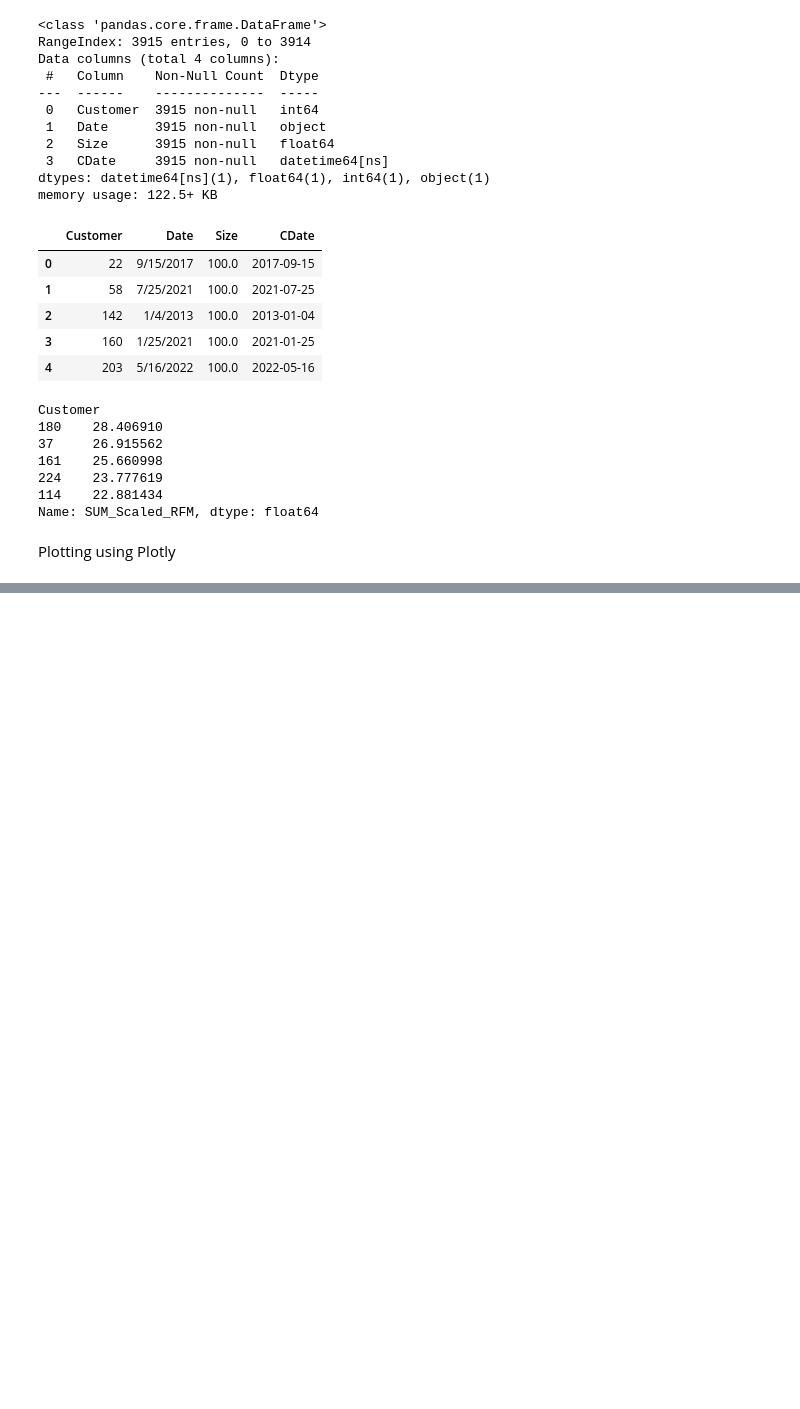
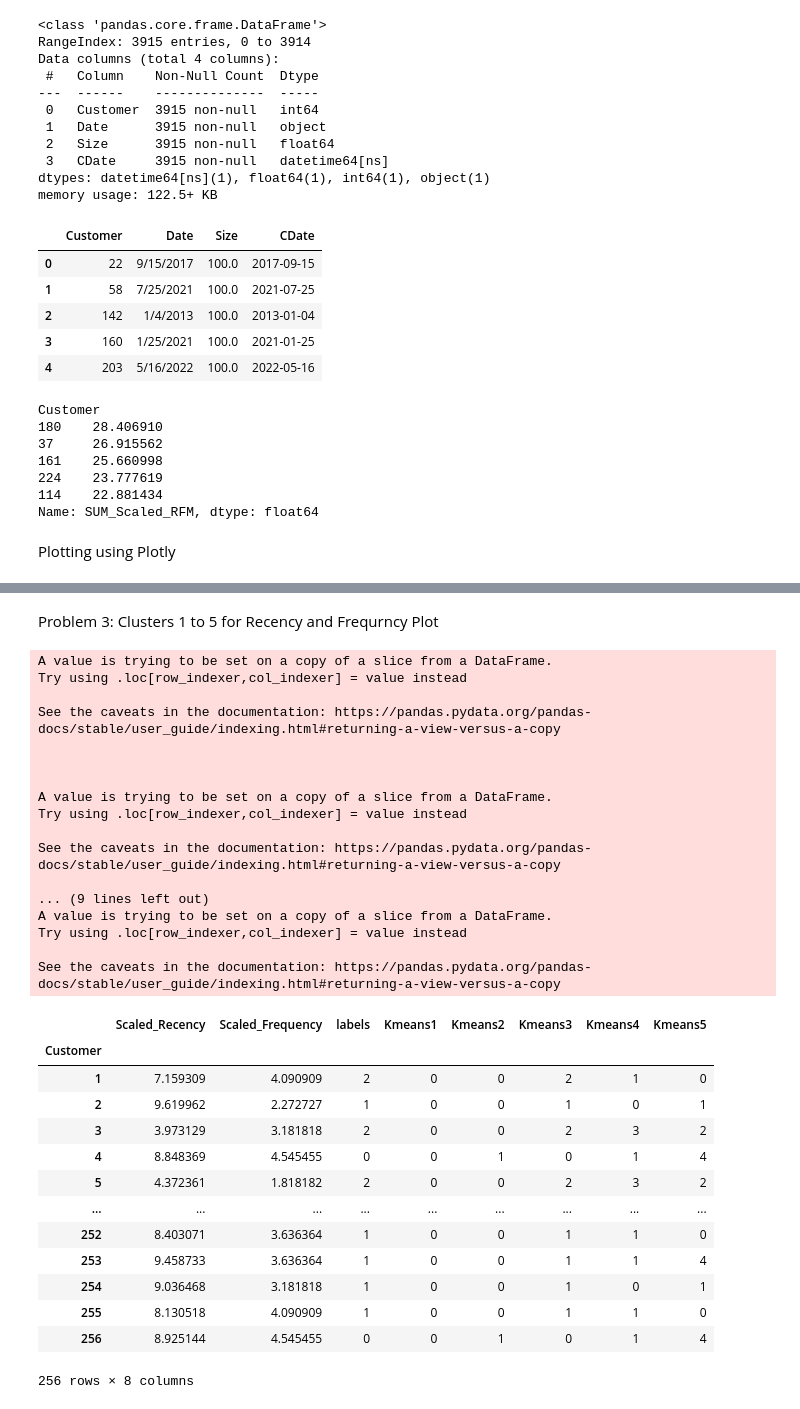
Before and after one commit to KSaiBharadwaj/Fraud_Analytics_HWs_Concepts, a Jupyter notebook: DSO562_HW3.ipynb, the cells around one changed output, grey strips where cells are left out. Drawn from its saved outputs; the diff is of its cells as text; code cells hidden in the pictures; blank space fills up the shorter version.

```diff
--- a/DSO562_HW3.ipynb
+++ b/DSO562_HW3.ipynb
@@ -133,0 +198,41 @@ pio.show(figure)
+# %% [markdown]
+Problem 3: Clusters 1 to 5 for Recency and Frequrncy Plot
+# %%
+for i in range(1,6):
+  kmeans = KMeans(n_clusters = i, random_state=42, n_init=10)
+  kmeans.fit(r_f[['Scaled_Recency','Scaled_Frequency']])
+  r_f[f'Kmeans{i}'] = kmeans.labels_
+
+r_f
+# %% [output]
+A value is trying to be set on a copy of a slice from a DataFrame.
+Try using .loc[row_indexer,col_indexer] = value instead
+
+See the caveats in the documentation: https://pandas.pydata.org/pandas-docs/stable/user_guide/indexing.html#returning-a-view-versus-a-copy
+
+
+
+A value is trying to be set on a copy of a slice from a DataFrame.
+Try using .loc[row_indexer,col_indexer] = value instead
+
+See the caveats in the documentation: https://pandas.pydata.org/pandas-docs/stable/user_guide/indexing.html#returning-a-view-versus-a-copy
+
+... (9 lines left out)
+A value is trying to be set on a copy of a slice from a DataFrame.
+Try using .loc[row_indexer,col_indexer] = value instead
+
+See the caveats in the documentation: https://pandas.pydata.org/pandas-docs/stable/user_guide/indexing.html#returning-a-view-versus-a-copy
+|  | Scaled_Recency | Scaled_Frequency | labels | Kmeans1 | Kmeans2 | Kmeans3 | Kmeans4 | Kmeans5 |
+| Customer |  |  |  |  |  |  |  |  |
+| 1 | 7.159309 | 4.090909 | 2 | 0 | 0 | 2 | 1 | 0 |
+| 2 | 9.619962 | 2.272727 | 1 | 0 | 0 | 1 | 0 | 1 |
+| 3 | 3.973129 | 3.181818 | 2 | 0 | 0 | 2 | 3 | 2 |
+| 4 | 8.848369 | 4.545455 | 0 | 0 | 1 | 0 | 1 | 4 |
+| 5 | 4.372361 | 1.818182 | 2 | 0 | 0 | 2 | 3 | 2 |
+| ... | ... | ... | ... | ... | ... | ... | ... | ... |
+| 252 | 8.403071 | 3.636364 | 1 | 0 | 0 | 1 | 1 | 0 |
+| 253 | 9.458733 | 3.636364 | 1 | 0 | 0 | 1 | 1 | 4 |
+| 254 | 9.036468 | 3.181818 | 1 | 0 | 0 | 1 | 0 | 1 |
+| 255 | 8.130518 | 4.090909 | 1 | 0 | 0 | 1 | 1 | 0 |
+| 256 | 8.925144 | 4.545455 | 0 | 0 | 1 | 0 | 1 | 4 |
+256 rows × 8 columns
```
Also changed, not shown: parts of 18 cells of this notebook.
